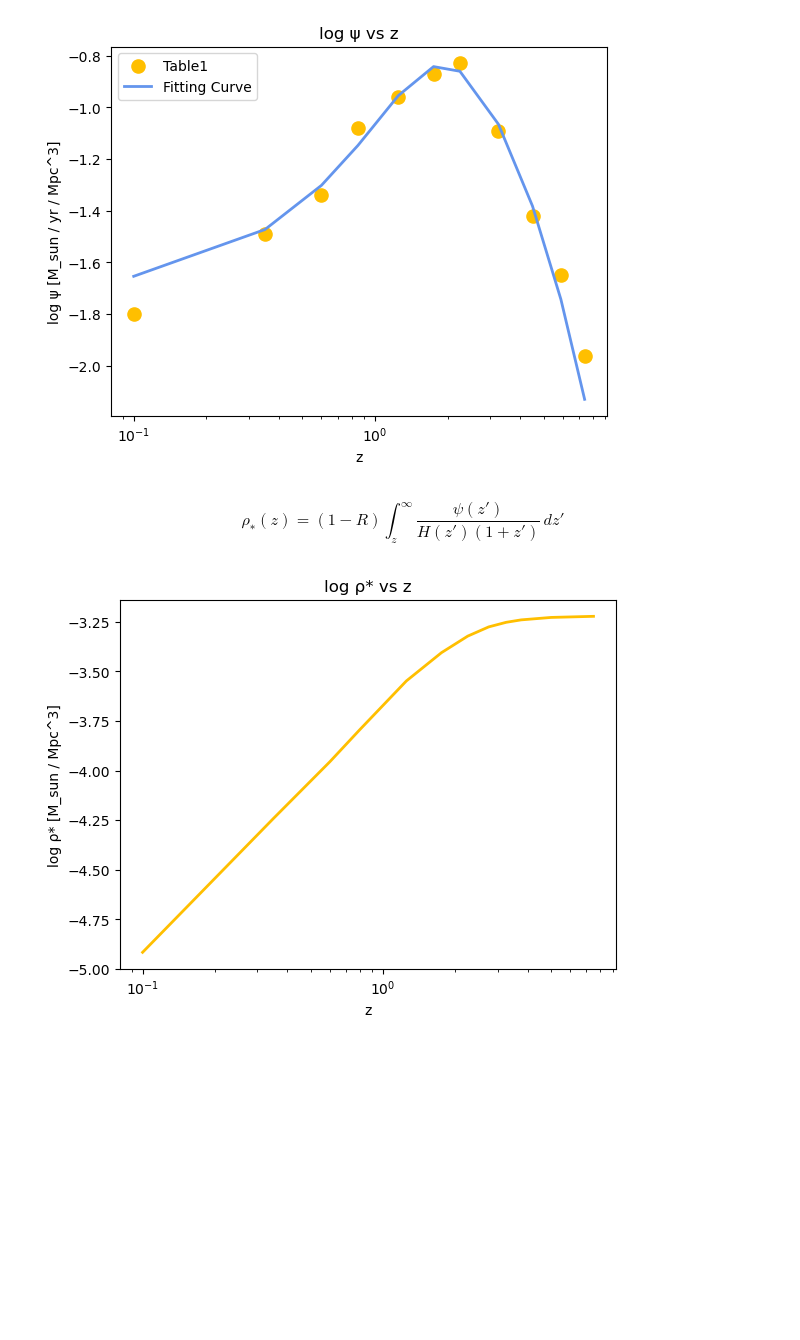
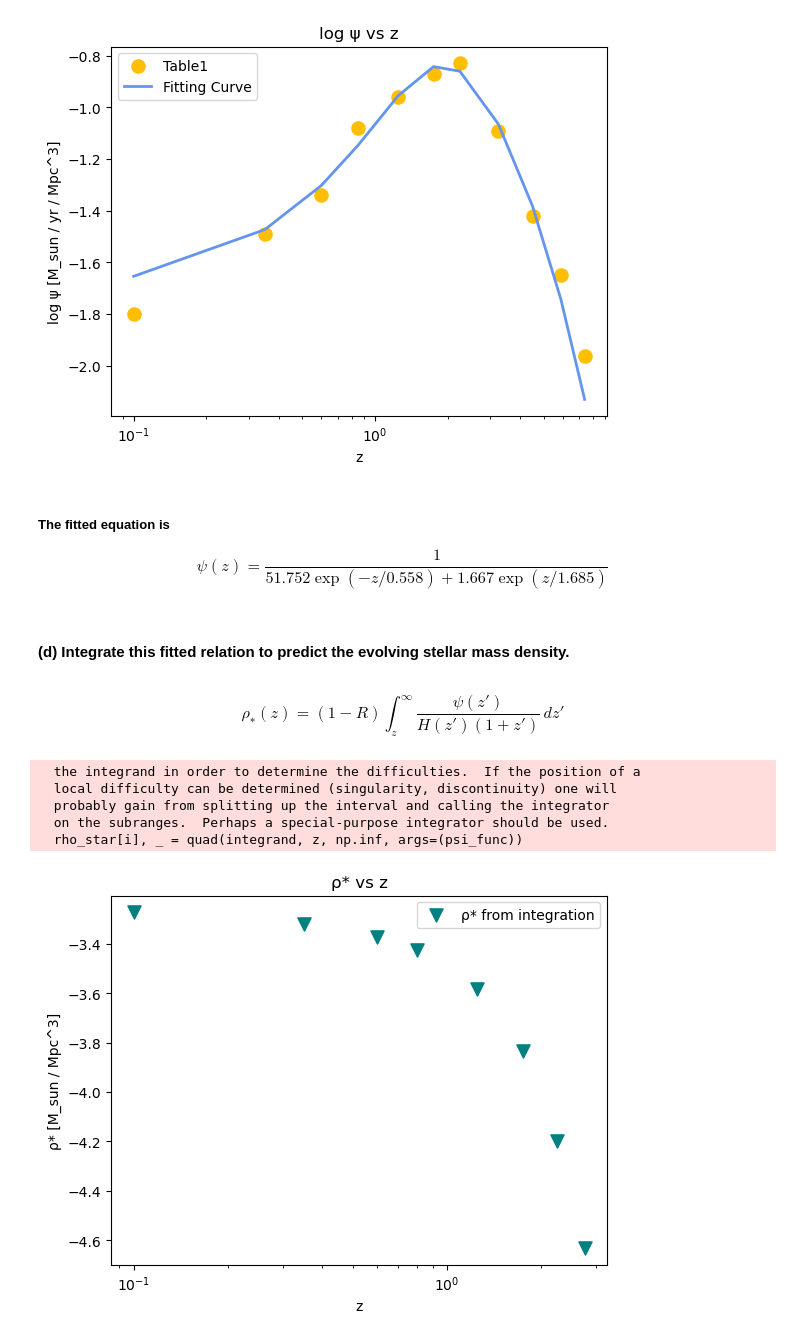
Before and after one commit to AstroSeha/SS2024, a Jupyter notebook: Galaxies and Cosmology/GNC_Exercise7_3.ipynb, the cells around one changed output. Cells and saved outputs as stored; diff of their text form; code cells hidden in the pictures; blank space fills up the shorter version.

```diff
--- a/Galaxies and Cosmology/GNC_Exercise7_3.ipynb
+++ b/Galaxies and Cosmology/GNC_Exercise7_3.ipynb
@@ -97,0 +60,3 @@ print(table1)
+# %%
+table2['cosmic_time'] =[cosmo.age(z).to(u.Gyr) for z in table2['z']]
+print(table2['z','cosmic_time'])
@@ -137,35 +119,50 @@ plt.show()
 Fitted parameters: A1 = 51.752, z1 = 0.558, A2 = 1.667, z2 = 1.685
 R-squared: 0.9810087026527088
 [figure]
+# %% [markdown]
+##### The fitted equation is
+$$ \psi(z) = \frac{1}{51.752 \exp(-z/0.558) + 1.667 \exp(z/1.685)} $$
+# %% [markdown]
+#### (d) Integrate this fitted relation to predict the evolving stellar mass density.
 # %% [markdown]
 $$\rho_{*}(z) = (1 - R) \int_{z}^{\infty} \frac{\psi(z')}{H(z')(1 + z')} \, dz'$$
 # %%
-#(d) Integrate this fitted relation to predict the evolving stellar mass density.
-#$$\rho_{*}(z) = (1 - R) \int_{z}^{\infty} \frac{\psi(z')}{H(z')(1 + z')} \, dz'$$
+H0 = 70
+Om0 = 0.3
+R = 0.27  # return fraction given in the article
 
-H0 = 70 * u.km / u.s / u.Mpc
-Om0 = 0.3
-R = 0.27  # return fraction
-
-# Hubble parameter
 def H(z):
     return H0 * np.sqrt(Om0 * (1 + z)**3 + (1 - Om0))
 
 def integrand(z, psi_func):
-    return (psi_func(z) / (H(z) * (1 + z))).value
+    return psi_func(z) / (H(z) * (1 + z))
 
-psi_interp = interp1d(table1['z'], table1['psi'], fill_value="extrapolate")
-rho_star = []
-for z in table2['z']:
-    rho_star.append((1-R)*quad(integrand, 0, z, args=(psi_interp))[0])
+rho_star = np.zeros(len(table1['z']))
 
-table2['rho_star'] = rho_star
+# interpolate the fitted psi function
+psi_func = interp1d(table1['z'], psi_fit, fill_value='extrapolate')
 
-plt.plot(table2['z'], np.log10(table2['rho_star']), color='#FFBF00',linewidth=2)
+# integrate the psi function to get rho_star
+for i, z in enumerate(table1['z']):
+    rho_star[i], _ = quad(integrand, z, np.inf, args=(psi_func))
+rho_star *= (1 - R)
+
+# interpolate the rho_star function
+rho_star_fit = interp1d(table1['z'], rho_star, fill_value='extrapolate')
+
+table2['log rho_star'] = np.log10(rho_star_fit(table2['z']))
+
+plt.scatter(table2['z'], table2['log rho_star'], color='Teal', s=90,marker='v',label='ρ* from integration')
 plt.xlabel('z')
 plt.xscale('log')
-plt.ylabel('log ρ* [M_sun / Mpc^3]')
-plt.title('log ρ* vs z')
+plt.ylabel('ρ* [M_sun / Mpc^3]')
+plt.title('ρ* vs z')
+plt.legend()
 plt.show()
 # %% [output]
+  the integrand in order to determine the difficulties.  If the position of a
+  local difficulty can be determined (singularity, discontinuity) one will
+  probably gain from splitting up the interval and calling the integrator
+  on the subranges.  Perhaps a special-purpose integrator should be used.
+  rho_star[i], _ = quad(integrand, z, np.inf, args=(psi_func))
-[figure, old version]
+[figure, new version]
```
Also changed, not shown: parts of 16 cells of this notebook.
